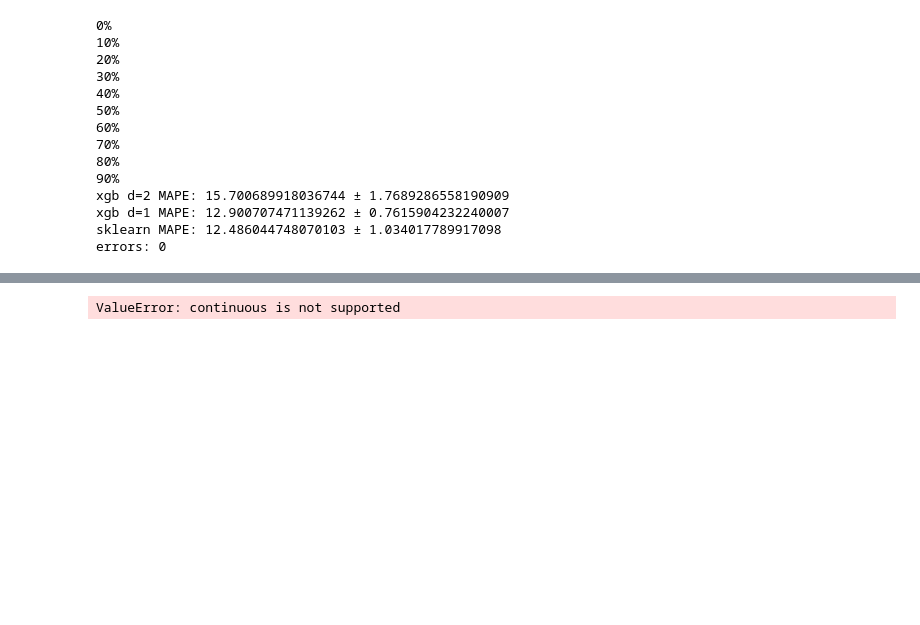
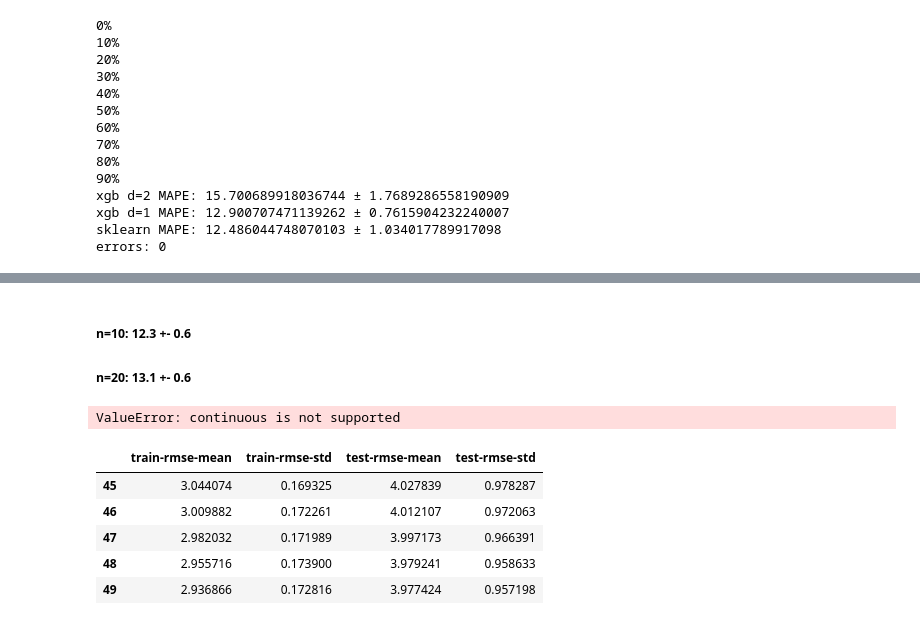
Before and after one commit to felipeascouto/energy, a Jupyter notebook: research_p2.ipynb, the cells around one changed output, grey strips where cells are left out. Drawn from its saved outputs; the diff is of its cells as text; code cells hidden in the pictures; blank space fills up the shorter version.

Commit message:
studying parameter optimization and testing a few ones

```diff
--- a/research_p2.ipynb
+++ b/research_p2.ipynb
@@ -1858,3 +1965,6 @@ errors: 0
+# %% [markdown]
+##### n=10: 12.3 +- 0.6
+##### n=20: 13.1 +- 0.6
 # %%
 from sklearn.model_selection import cross_validate, cross_val_score
 from sklearn.metrics import classification_report, accuracy_score, recall_score, precision_score, precision_recall_curve
@@ -1881,0 +1994,17 @@ ValueError: continuous is not supported
+# %%
+x = month_means['minutes'].values.reshape(-1,1)
+y = month_means['LMP_RT'].values
+data_dmatrix = xgb.DMatrix(data=x,label=y)
+params = {"objective":"reg:squarederror",'colsample_bytree': 0.3,'learning_rate': 0.1,
+                'max_depth': 5, 'alpha': 10}
+
+cv_results = xgb.cv(dtrain=data_dmatrix, params=params, nfold=3,
+                    num_boost_round=50,early_stopping_rounds=10,metrics="rmse", as_pandas=True, seed=123)
+cv_results.tail()
+# %% [output]
+|  | train-rmse-mean | train-rmse-std | test-rmse-mean | test-rmse-std |
+| 45 | 3.044074 | 0.169325 | 4.027839 | 0.978287 |
+| 46 | 3.009882 | 0.172261 | 4.012107 | 0.972063 |
+| 47 | 2.982032 | 0.171989 | 3.997173 | 0.966391 |
+| 48 | 2.955716 | 0.173900 | 3.979241 | 0.958633 |
+| 49 | 2.936866 | 0.172816 | 3.977424 | 0.957198 |
```
Also changed, not shown: parts of 7 cells of this notebook.
